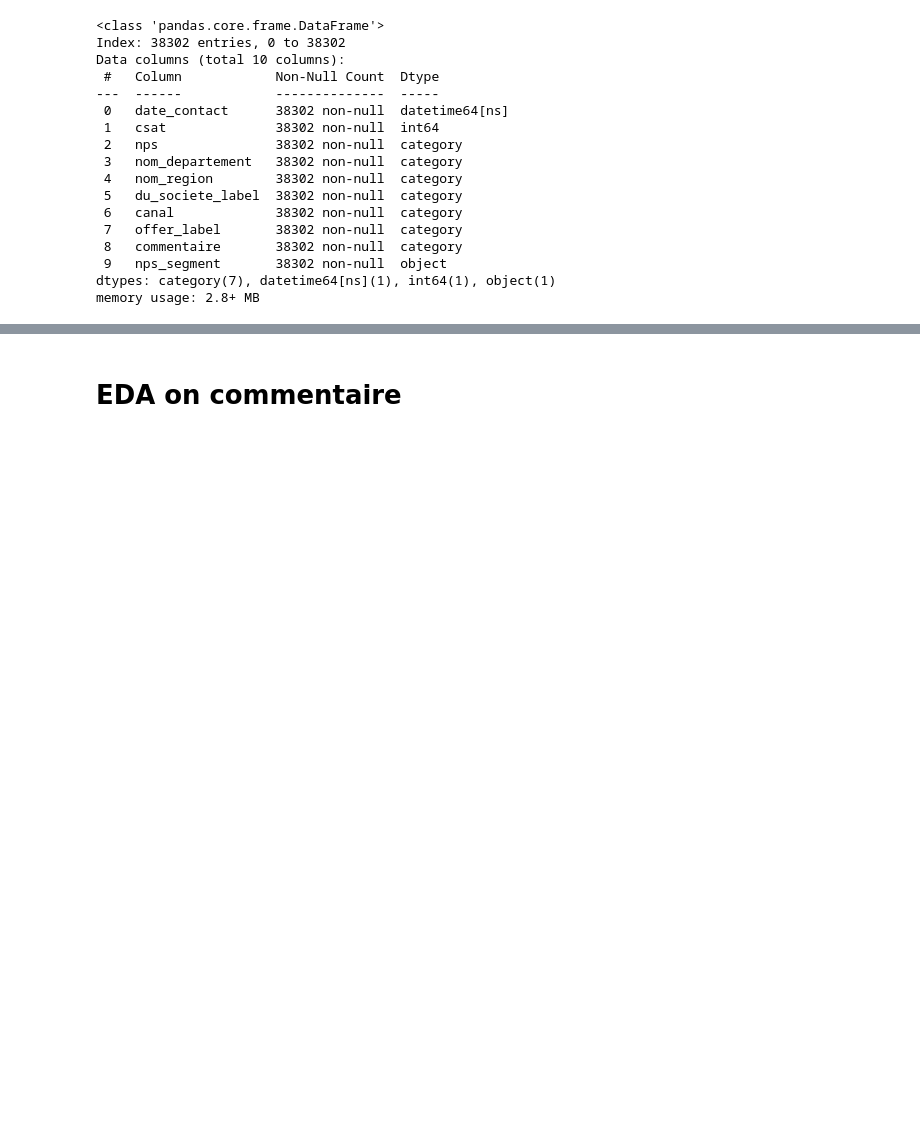
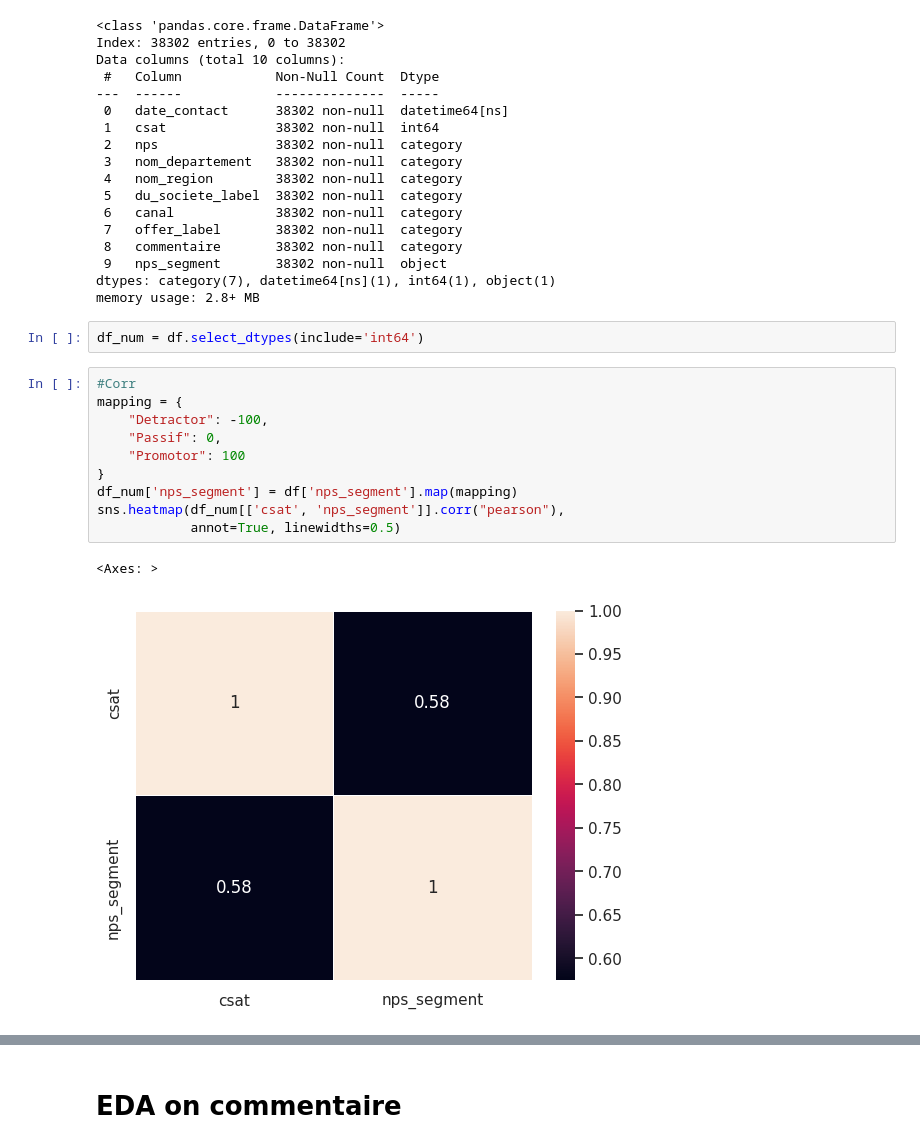
Before and after one commit to forSplinter/free_llm_2026_Intership, a Jupyter notebook: EDA_Preprocesing.ipynb, the cells around one changed output, grey strips where cells are left out. Cells and saved outputs as stored; diff of their text form; blank space fills up the shorter version.

```diff
--- a/EDA_Preprocesing.ipynb
+++ b/EDA_Preprocesing.ipynb
@@ -383,3 +383,18 @@ Data columns (total 10 columns):
  9   nps_segment       38302 non-null  object
 dtypes: category(7), datetime64[ns](1), int64(1), object(1)
 memory usage: 2.8+ MB
+# %%
+df_num = df.select_dtypes(include='int64')
+# %%
+#Corr
+mapping = {
+    "Detractor": -100,
+    "Passif": 0,
+    "Promotor": 100
+}
+df_num['nps_segment'] = df['nps_segment'].map(mapping)
+sns.heatmap(df_num[['csat', 'nps_segment']].corr("pearson"),
+            annot=True, linewidths=0.5)
+# %% [output]
+<Axes: >
+[figure, added]
```
Also changed, not shown: parts of 25 cells of this notebook.
